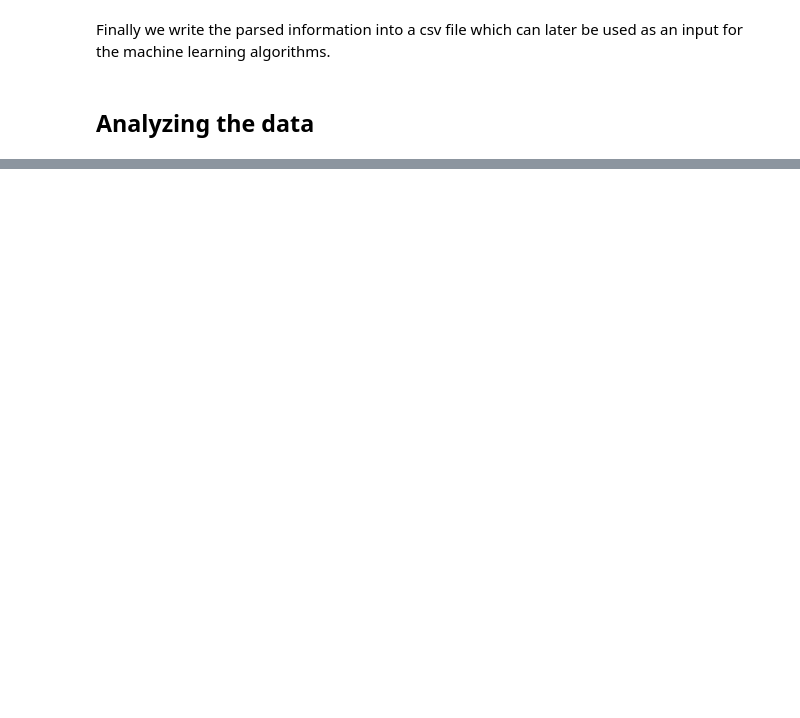
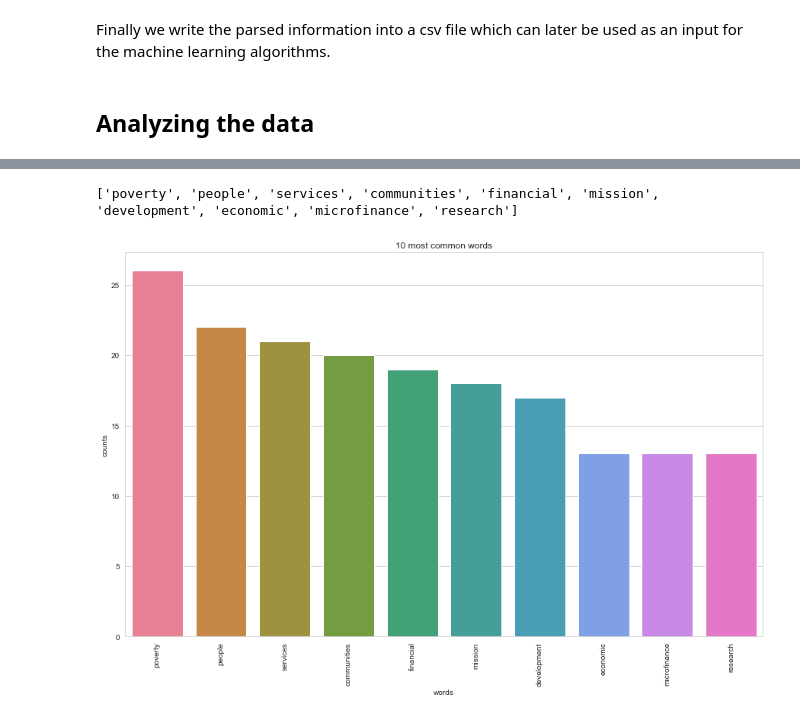
Before and after one commit to albertodiazdurana/Web-scrapping_NLP_topic-analysis-1a, a Jupyter notebook: IandEStudy.ipynb, the cells around one changed output, grey strips where cells are left out. Saved outputs shown, nothing was run; the diff lists cells and outputs as text; code cells hidden in the pictures; blank space fills up the shorter version.

```diff
--- a/IandEStudy.ipynb
+++ b/IandEStudy.ipynb
@@ -90,0 +154,41 @@ for member in data : wtr.writerow (member)
+# %%
+# Load the library with the CountVectorizer method
+from sklearn.feature_extraction.text import CountVectorizer
+import numpy as np
+import matplotlib.pyplot as plt
+import seaborn as sns
+sns.set_style('whitegrid')
+%matplotlib inline
+# Helper function
+def plot_10_most_common_words(count_data, count_vectorizer):
+    import matplotlib.pyplot as plt
+    words = count_vectorizer.get_feature_names()
+    total_counts = np.zeros(len(words))
+    for t in count_data:
+        total_counts+=t.toarray()[0]
+
+    count_dict = (zip(words, total_counts))
+    count_dict = sorted(count_dict, key=lambda x:x[1], reverse=True)[:10]
+    words = [w[0] for w in count_dict]
+    counts = [w[1] for w in count_dict]
+    x_pos = np.arange(len(words))
+
+    print(words)
+
+    plt.figure(2, figsize=(15, 15/1.6180))
+    plt.subplot(title='10 most common words')
+    sns.set_context("notebook", font_scale=1.25, rc={"lines.linewidth": 2.5})
+    sns.barplot(x_pos, counts, palette='husl')
+    plt.xticks(x_pos, words, rotation=90)
+    plt.xlabel('words')
+    plt.ylabel('counts')
+    plt.show()
+# Initialise the count vectorizer with the English stop words
+count_vectorizer = CountVectorizer(stop_words='english')
+# Fit and transform the processed titles
+count_data = count_vectorizer.fit_transform(df['text_processed'])
+# Visualise the 10 most common words
+plot_10_most_common_words(count_data, count_vectorizer)
+# %% [output]
+['poverty', 'people', 'services', 'communities', 'financial', 'mission', 'development', 'economic', 'microfinance', 'research']
+[figure, added]
```
Also changed, not shown: parts of 11 cells of this notebook.
